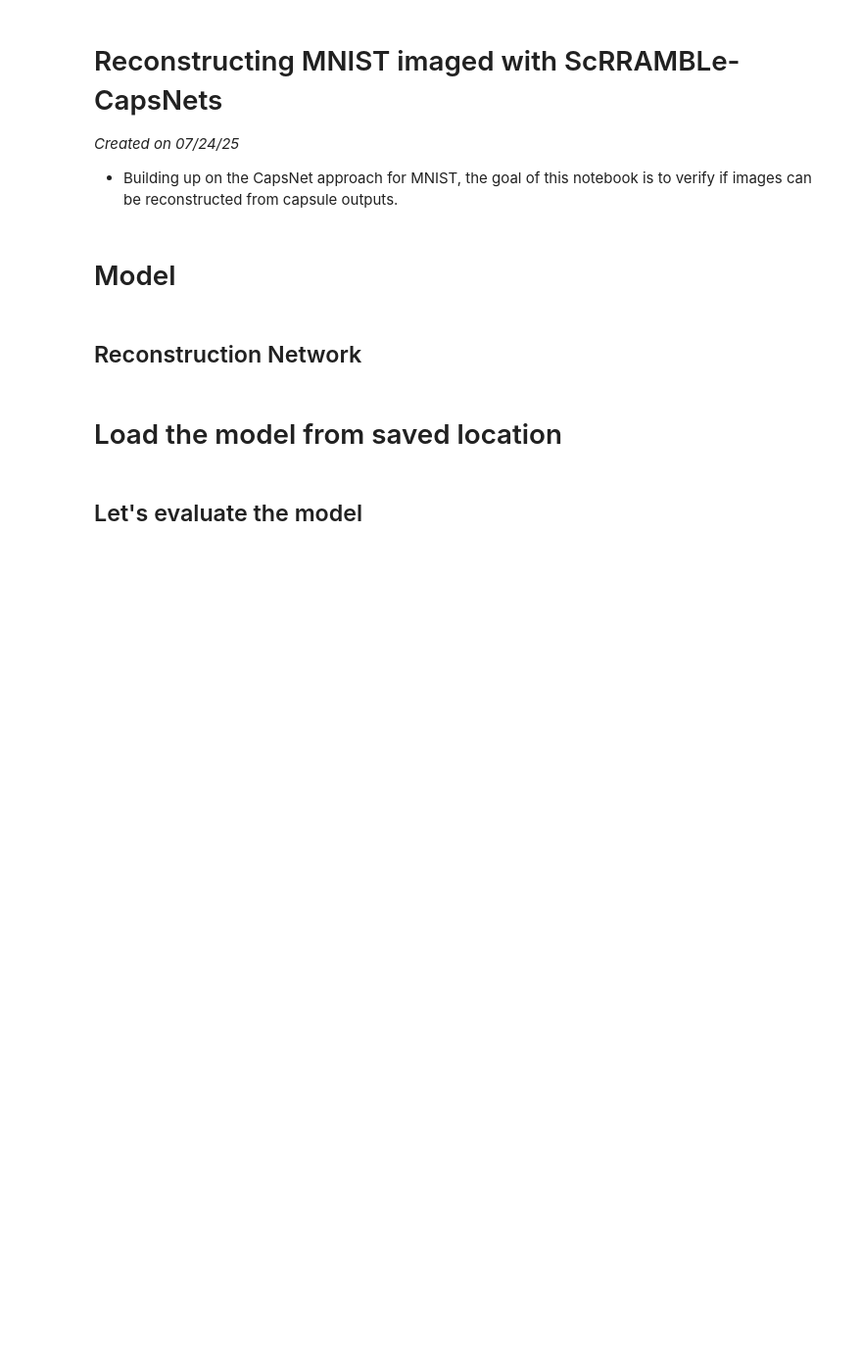
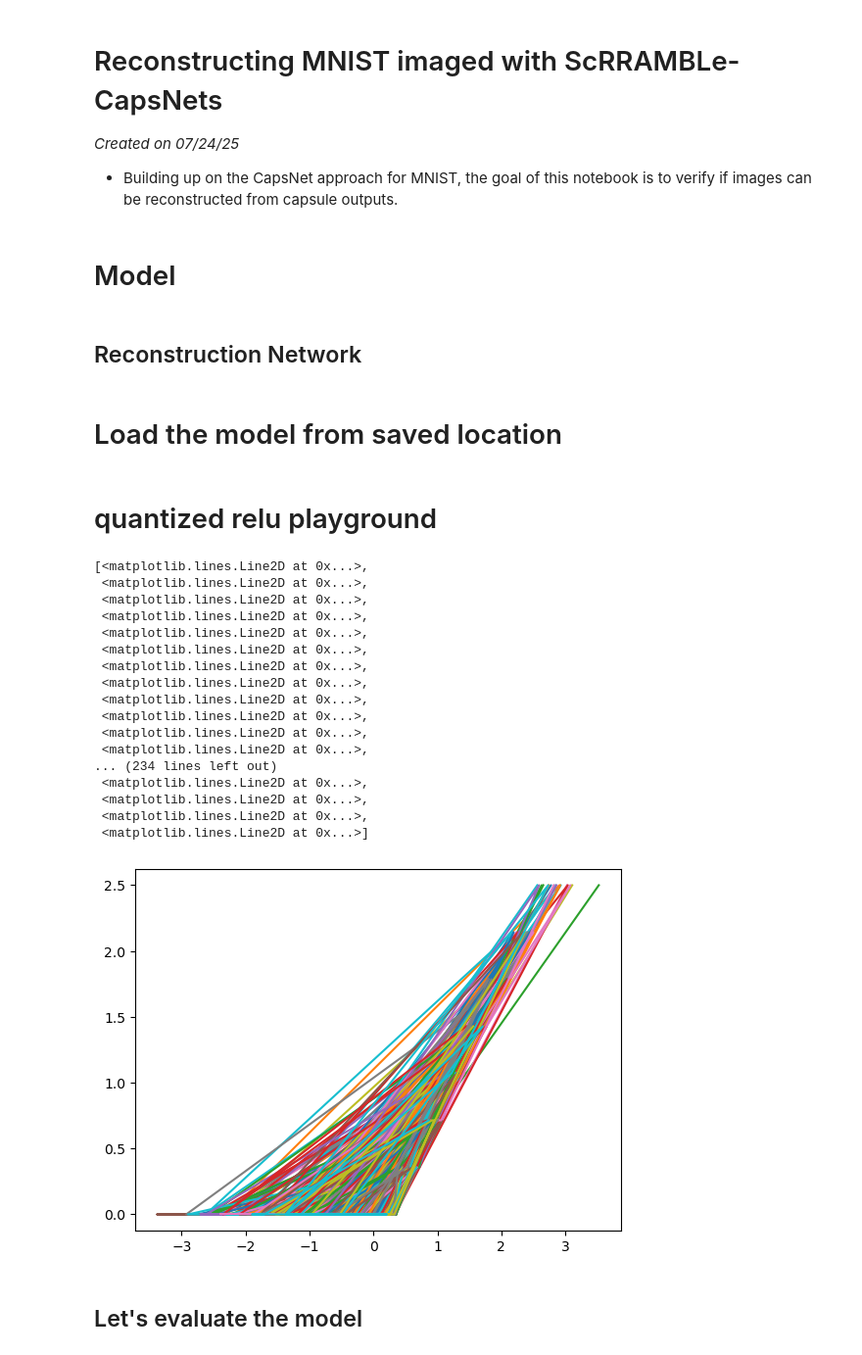
Before and after one commit to Integrated-Systems-Neuroengineering/scrramble, a Jupyter notebook: Notebooks/scrramble_mnist_recon.ipynb, the cells around one changed output. Shown at 98% size. Saved outputs shown, nothing was run; the diff lists cells and outputs as text; code cells hidden in the pictures; blank space fills up the shorter version.

```diff
--- a/Notebooks/scrramble_mnist_recon.ipynb
+++ b/Notebooks/scrramble_mnist_recon.ipynb
@@ -128,6 +128,56 @@ class ReconstructionNetwork(nnx.Module):
 # %%
 model_path = f"/local_disk/vikrant/scrramble/models/sscamble_mnist_capsnet_recon_capsules60_acc_99_2025-07-28.pkl"
 training_metrics_path = f" /local_disk/vikrant/scrramble/logs/sscamble_mnist_capsnet_recon_capsules60_acc_99_2025-07-28.pkl"
+# %% [markdown]
+# quantized relu playground
+# %%
+def qrelu_ptq(x: jax.Array,
+              bits: int = 3,
+              max_value:float = 2.0):
+    """
+    Quantized ReLU with quantization
+    """
+
+    num_levels = 2**bits - 1
+    resolution = max_value/num_levels
+
+    # apply ReLU to the input
+    x = nnx.relu(x)
+
+    # multiplier
+    m = jnp.floor(x/resolution)
+
+    # quantize the input
+    x = jnp.clip(m * resolution, 0, max_value)
+
+    return x
+
+# testing
+key = jax.random.key(1)
+key, key2 = jax.random.split(key, 2)
+x = jax.random.normal(key, (10, 250))
+y = qrelu_ptq(x, bits=3, max_value=2.5)
+
+plt.plot(x, y)
+# %% [output]
+[<matplotlib.lines.Line2D at 0x...>,
+ <matplotlib.lines.Line2D at 0x...>,
+ <matplotlib.lines.Line2D at 0x...>,
+ <matplotlib.lines.Line2D at 0x...>,
+ <matplotlib.lines.Line2D at 0x...>,
+ <matplotlib.lines.Line2D at 0x...>,
+ <matplotlib.lines.Line2D at 0x...>,
+ <matplotlib.lines.Line2D at 0x...>,
+ <matplotlib.lines.Line2D at 0x...>,
+ <matplotlib.lines.Line2D at 0x...>,
+ <matplotlib.lines.Line2D at 0x...>,
+ <matplotlib.lines.Line2D at 0x...>,
+... (234 lines left out)
+ <matplotlib.lines.Line2D at 0x...>,
+ <matplotlib.lines.Line2D at 0x...>,
+ <matplotlib.lines.Line2D at 0x...>,
+ <matplotlib.lines.Line2D at 0x...>]
+[figure, added]
 # %%
 key = jax.random.key(10)
 key1, key2, key3, key4 = jax.random.split(key, 4)
```
Also changed, not shown: parts of 6 cells of this notebook, 3 other files.
